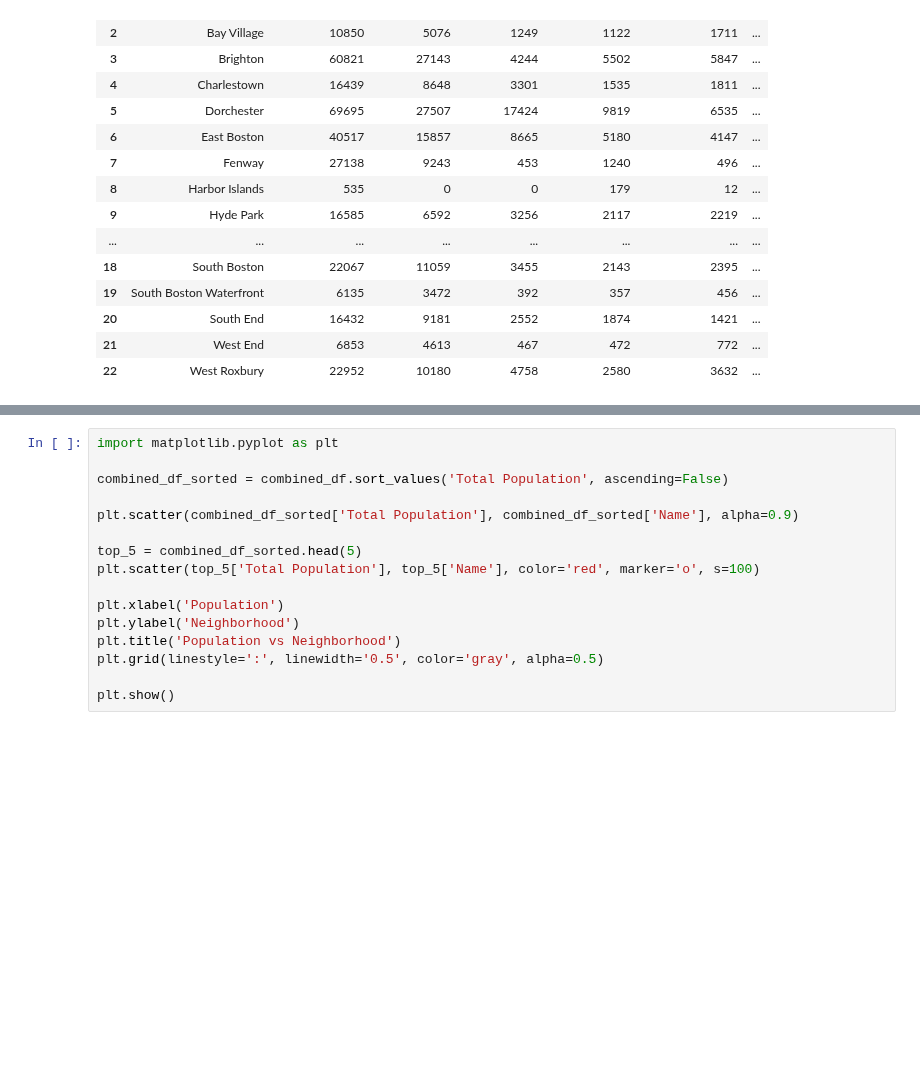
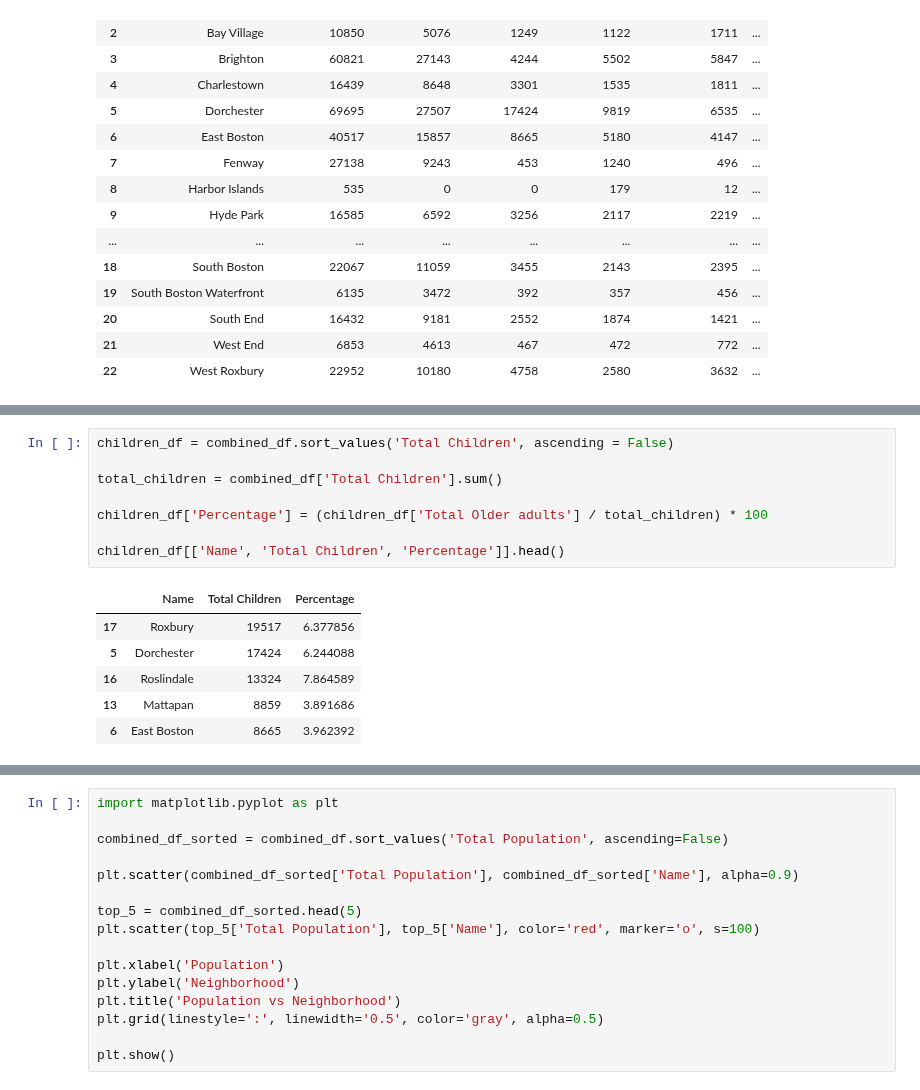
Before and after one commit to BU-Spark/ds-stantec-sidewalks, a Jupyter notebook: spring23-team-1/files/demographics_analysis.ipynb, the cells around one changed output, grey strips where cells are left out. Saved outputs shown, nothing was run; the diff lists cells and outputs as text; blank space fills up the shorter version.

```diff
--- a/spring23-team-1/files/demographics_analysis.ipynb
+++ b/spring23-team-1/files/demographics_analysis.ipynb
@@ -242,0 +271,15 @@ AttributeError: 'DataFrame' object has no attribute 'sort'
+# %%
+children_df = combined_df.sort_values('Total Children', ascending = False)
+
+total_children = combined_df['Total Children'].sum()
+
+children_df['Percentage'] = (children_df['Total Older adults'] / total_children) * 100
+
+children_df[['Name', 'Total Children', 'Percentage']].head()
+# %% [output]
+|  | Name | Total Children | Percentage |
+| 17 | Roxbury | 19517 | 6.377856 |
+| 5 | Dorchester | 17424 | 6.244088 |
+| 16 | Roslindale | 13324 | 7.864589 |
+| 13 | Mattapan | 8859 | 3.891686 |
+| 6 | East Boston | 8665 | 3.962392 |
```
Also changed, not shown: parts of 4 cells of this notebook.
